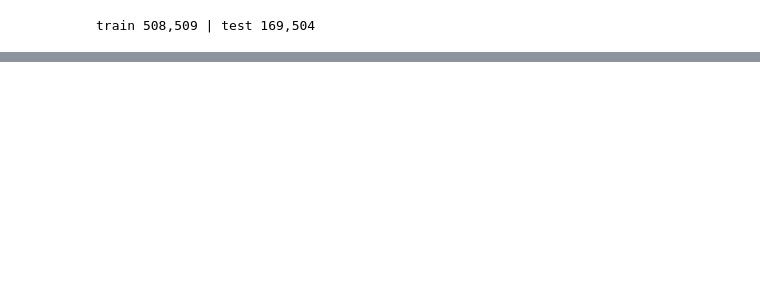
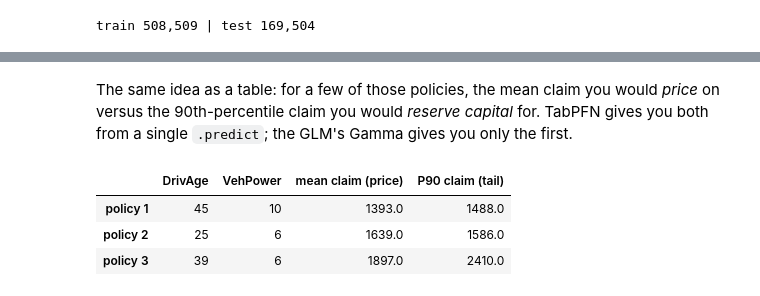
Before and after one commit to PriorLabs/tabpfn-cookbook, a Jupyter notebook: notebooks/insurance_claim_modeling.ipynb, the cells around one changed output, grey strips where cells are left out. Saved outputs shown, nothing was run; the diff lists cells and outputs as text; code cells hidden in the pictures; blank space fills up the shorter version.

```diff
--- a/notebooks/insurance_claim_modeling.ipynb
+++ b/notebooks/insurance_claim_modeling.ipynb
@@ -488,0 +452,17 @@ plt.show()
+# %% [markdown]
+The same idea as a table: for a few of those policies, the mean claim you would *price* on versus the
+90th-percentile claim you would *reserve capital* for. TabPFN gives you both from a single `.predict`;
+the GLM's Gamma gives you only the first.
+# %%
+ex = [1, len(sel) // 2, len(sel) - 2]        # positions within the example subset
+pd.DataFrame({
+    "DrivAge": df_test["DrivAge"].to_numpy()[sel][ex],
+    "VehPower": df_test["VehPower"].to_numpy()[sel][ex],
+    "mean claim (price)": mean[ex].round(0),
+    "P90 claim (tail)": p90[ex].round(0),
+}, index=[f"policy {i + 1}" for i in range(len(ex))])
+# %% [output]
+|  | DrivAge | VehPower | mean claim (price) | P90 claim (tail) |
+| policy 1 | 45 | 10 | 1393.0 | 1488.0 |
+| policy 2 | 25 | 6 | 1639.0 | 1586.0 |
+| policy 3 | 39 | 6 | 1897.0 | 2410.0 |
```
Also changed, not shown: parts of 62 cells of this notebook, 4 other files.
